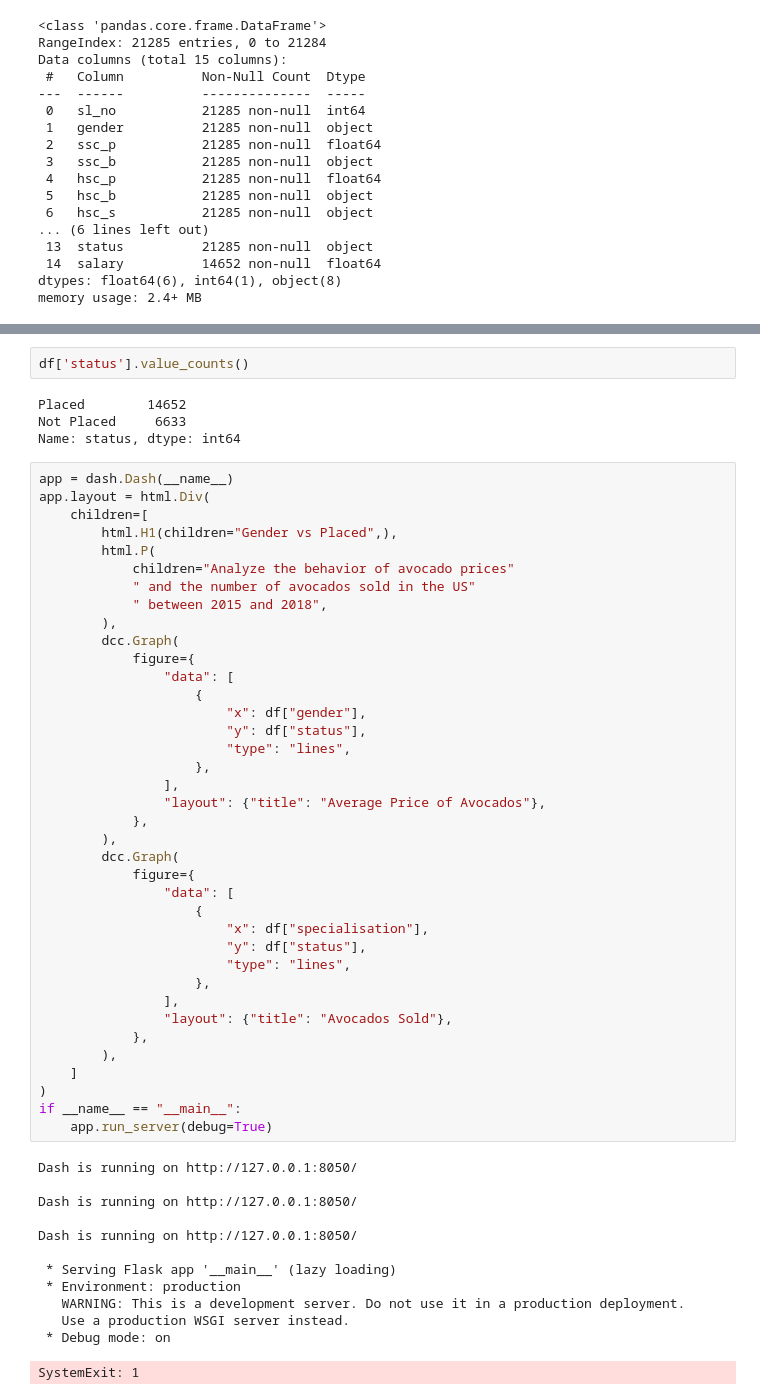
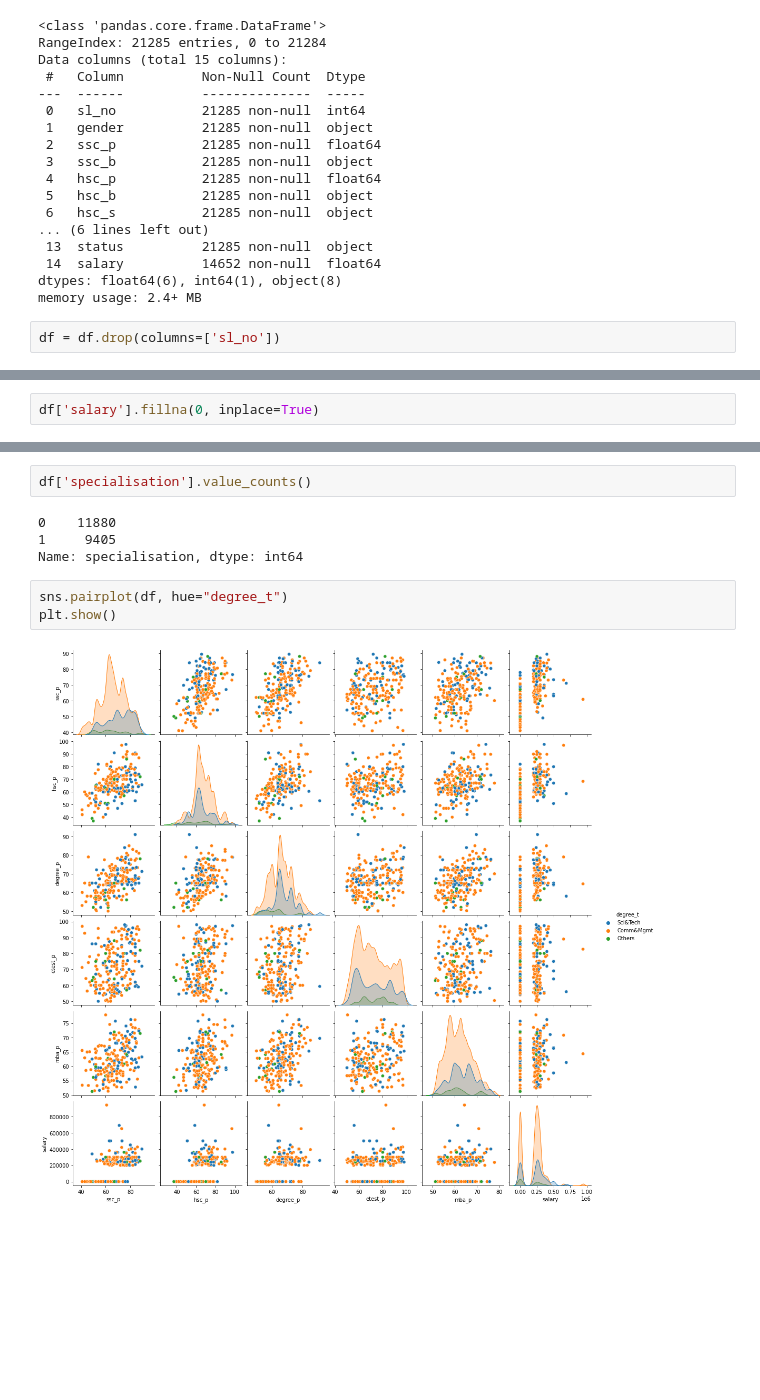
Before and after one commit to 1407arjun/Placement-Data-Visualization, a Jupyter notebook: data_Vis.ipynb, the cells around one changed output, grey strips where cells are left out. Cells and saved outputs as stored; diff of their text form; blank space fills up the shorter version.

```diff
--- a/data_Vis.ipynb
+++ b/data_Vis.ipynb
@@ -36,3 +36,5 @@ Data columns (total 15 columns):
  14  salary          14652 non-null  float64
 dtypes: float64(6), int64(1), object(8)
 memory usage: 2.4+ MB
+# %%
+df = df.drop(columns=['sl_no'])
@@ -38,0 +59,2 @@ memory usage: 2.4+ MB
+# %%
+df['salary'].fillna(0, inplace=True)
@@ -39,57 +79,11 @@ memory usage: 2.4+ MB
 # %%
-df['status'].value_counts()
+df['specialisation'].value_counts()
 # %% [output]
-Placed        14652
-Not Placed     6633
-Name: status, dtype: int64
+0    11880
+1     9405
+Name: specialisation, dtype: int64
-# %%
-app = dash.Dash(__name__)
-app.layout = html.Div(
-    children=[
-        html.H1(children="Gender vs Placed",),
-        html.P(
-            children="Analyze the behavior of avocado prices"
-            " and the number of avocados sold in the US"
-            " between 2015 and 2018",
-        ),
-        dcc.Graph(
-            figure={
-                "data": [
-                    {
-                        "x": df["gender"],
-                        "y": df["status"],
-                        "type": "lines",
-                    },
-                ],
-                "layout": {"title": "Average Price of Avocados"},
-            },
-        ),
-        dcc.Graph(
-            figure={
-                "data": [
-                    {
-                        "x": df["specialisation"],
-                        "y": df["status"],
-                        "type": "lines",
-                    },
-                ],
-                "layout": {"title": "Avocados Sold"},
-            },
-        ),
-    ]
-)
-if __name__ == "__main__":
-    app.run_server(debug=True)
-# %% [output]
-Dash is running on http://127.0.0.1:8050/
-
-Dash is running on http://127.0.0.1:8050/
-
-Dash is running on http://127.0.0.1:8050/
-
- * Serving Flask app '__main__' (lazy loading)
- * Environment: production
-   WARNING: This is a development server. Do not use it in a production deployment.
-   Use a production WSGI server instead.
- * Debug mode: on
-SystemExit: 1
+# %%
+sns.pairplot(df, hue="degree_t")
+plt.show()
+# %% [output]
+[figure, added]
```
Also changed, not shown: parts of 14 cells of this notebook.
